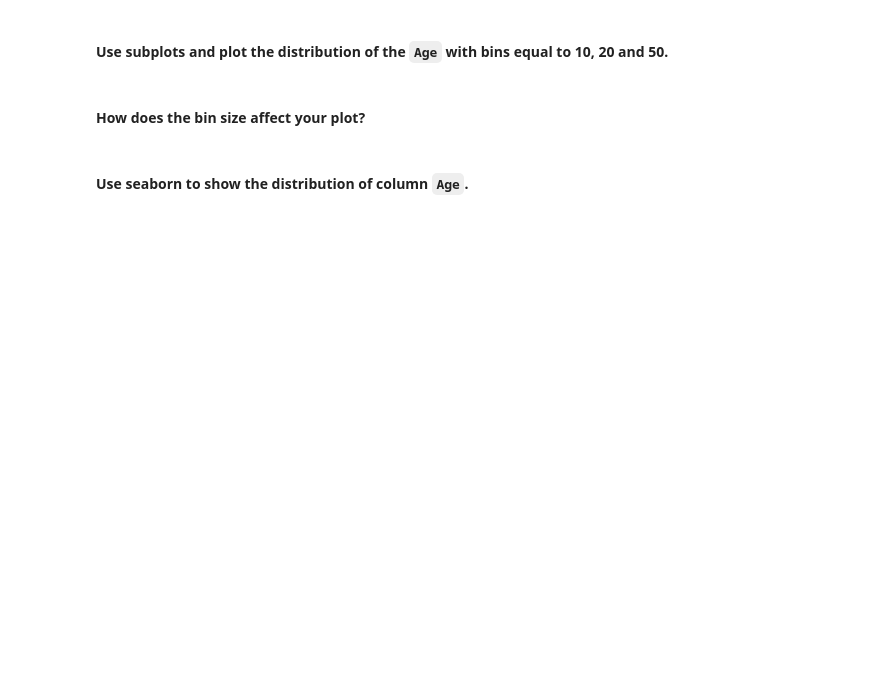
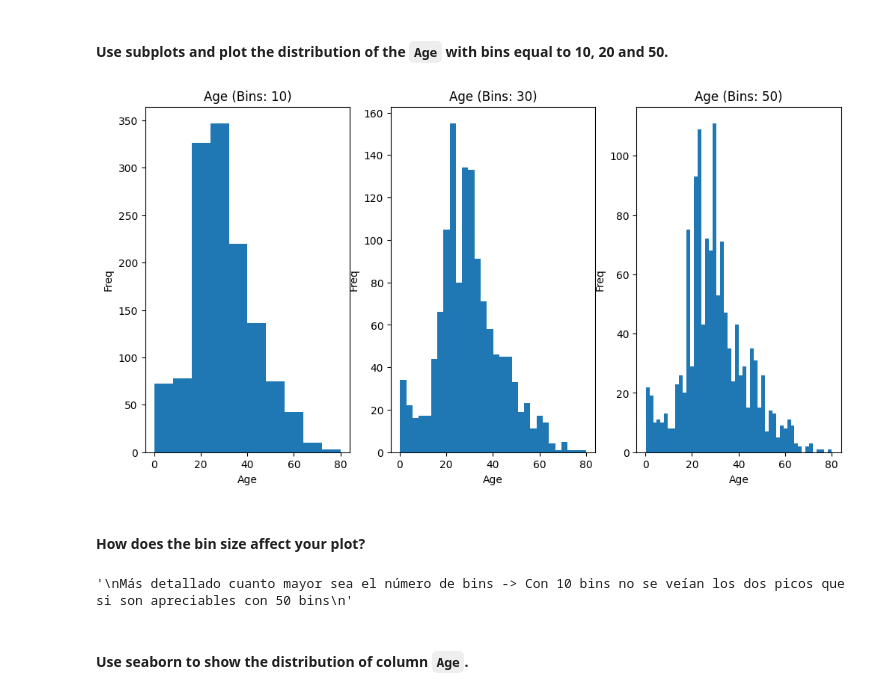
Before and after one commit to Ironhack-Data-Madrid-Octubre-2023/5.2-lab_matplotlib_seaborn, a Jupyter notebook: your-code/main.ipynb, the cells around one changed output. Cells and saved outputs as stored; diff of their text form; code cells hidden in the pictures; blank space fills up the shorter version.

```diff
--- a/your-code/main.ipynb
+++ b/your-code/main.ipynb
@@ -171,2 +211,17 @@ for e in fitbit_scatter:
+# %%
+bin_sizes = [10, 30, 50]
+
+fig, axes = plt.subplots(1, 3, figsize=(12, 6))
+
+for i, bin_size in enumerate(bin_sizes):
+    ax = axes[i]
+    ax.hist(titanic.Age, bins=bin_size)
+    ax.set_title(f'Age (Bins: {bin_size})')
+    ax.set_xlabel('Age')
+    ax.set_ylabel('Freq')
+
+plt.show()
+# %% [output]
+[figure, added]
 # %% [markdown]
 #### How does the bin size affect your plot?
@@ -177,2 +228,8 @@ your comments here
+# %%
+"""
+Más detallado cuanto mayor sea el número de bins -> Con 10 bins no se veían los dos picos que si son apreciables con 50 bins
+"""
+# %% [output]
+'\nMás detallado cuanto mayor sea el número de bins -> Con 10 bins no se veían los dos picos que si son apreciables con 50 bins\n'
 # %% [markdown]
 #### Use seaborn to show the distribution of column `Age`.
```
Also changed, not shown: parts of 48 cells of this notebook.
